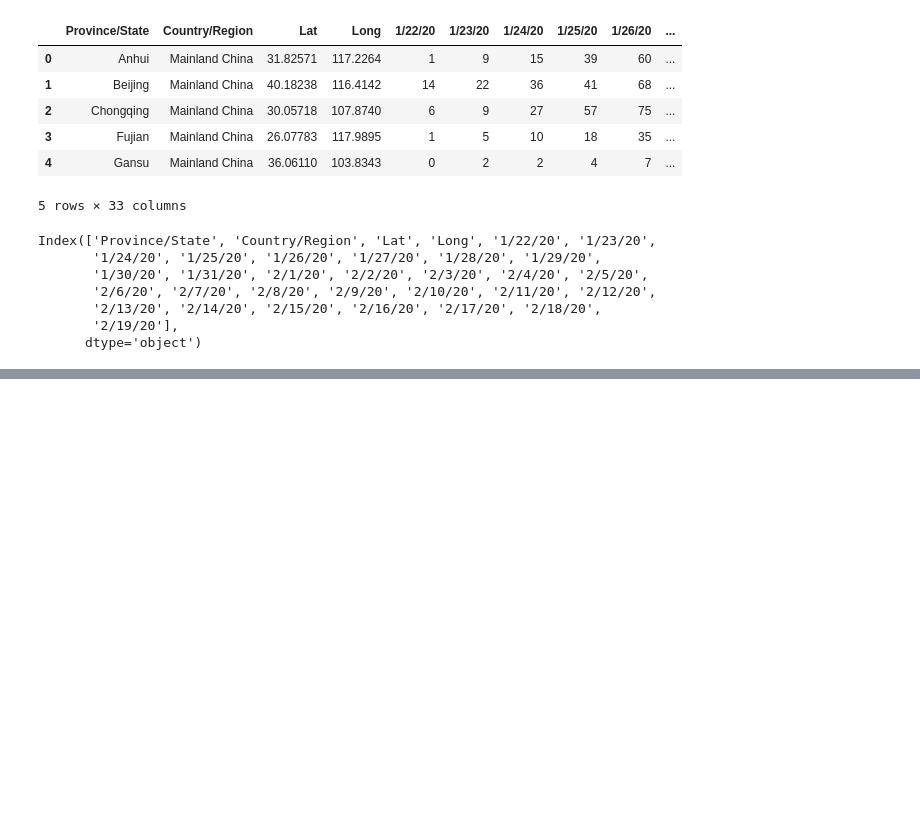
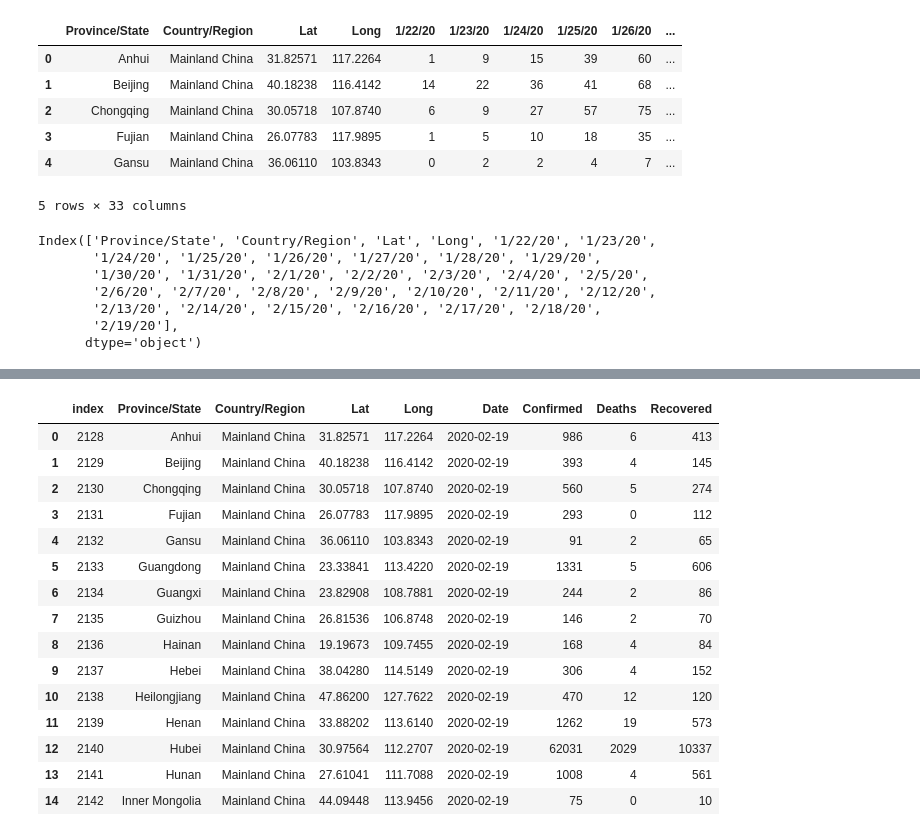
Before and after one commit to danielsqtang/covid-19, a Jupyter notebook: COVID-19 exploration.ipynb, the cells around one changed output, grey strips where cells are left out. Cells and saved outputs as stored; diff of their text form; code cells hidden in the pictures; blank space fills up the shorter version.

```diff
--- a/COVID-19 exploration.ipynb
+++ b/COVID-19 exploration.ipynb
@@ -82,3 +87,23 @@ memory usage: 137.9+ KB
+# %%
+full_latest = full_table[full_table['Date'] == max(full_table['Date'])].reset_index()
+full_latest.head(15)
+# %% [output]
+|  | index | Province/State | Country/Region | Lat | Long | Date | Confirmed | Deaths | Recovered |
+| 0 | 2128 | Anhui | Mainland China | 31.82571 | 117.2264 | 2020-02-19 | 986 | 6 | 413 |
+| 1 | 2129 | Beijing | Mainland China | 40.18238 | 116.4142 | 2020-02-19 | 393 | 4 | 145 |
+| 2 | 2130 | Chongqing | Mainland China | 30.05718 | 107.8740 | 2020-02-19 | 560 | 5 | 274 |
+| 3 | 2131 | Fujian | Mainland China | 26.07783 | 117.9895 | 2020-02-19 | 293 | 0 | 112 |
+| 4 | 2132 | Gansu | Mainland China | 36.06110 | 103.8343 | 2020-02-19 | 91 | 2 | 65 |
+| 5 | 2133 | Guangdong | Mainland China | 23.33841 | 113.4220 | 2020-02-19 | 1331 | 5 | 606 |
+| 6 | 2134 | Guangxi | Mainland China | 23.82908 | 108.7881 | 2020-02-19 | 244 | 2 | 86 |
+| 7 | 2135 | Guizhou | Mainland China | 26.81536 | 106.8748 | 2020-02-19 | 146 | 2 | 70 |
+| 8 | 2136 | Hainan | Mainland China | 19.19673 | 109.7455 | 2020-02-19 | 168 | 4 | 84 |
+| 9 | 2137 | Hebei | Mainland China | 38.04280 | 114.5149 | 2020-02-19 | 306 | 4 | 152 |
+| 10 | 2138 | Heilongjiang | Mainland China | 47.86200 | 127.7622 | 2020-02-19 | 470 | 12 | 120 |
+| 11 | 2139 | Henan | Mainland China | 33.88202 | 113.6140 | 2020-02-19 | 1262 | 19 | 573 |
+| 12 | 2140 | Hubei | Mainland China | 30.97564 | 112.2707 | 2020-02-19 | 62031 | 2029 | 10337 |
+| 13 | 2141 | Hunan | Mainland China | 27.61041 | 111.7088 | 2020-02-19 | 1008 | 4 | 561 |
+| 14 | 2142 | Inner Mongolia | Mainland China | 44.09448 | 113.9456 | 2020-02-19 | 75 | 0 | 10 |
 # %%
 china = full_table[full_table['Country/Region']=='Mainland China']
 row = full_table[full_table['Country/Region']!='Mainland China']
```
Also changed, not shown: parts of 19 cells of this notebook.
